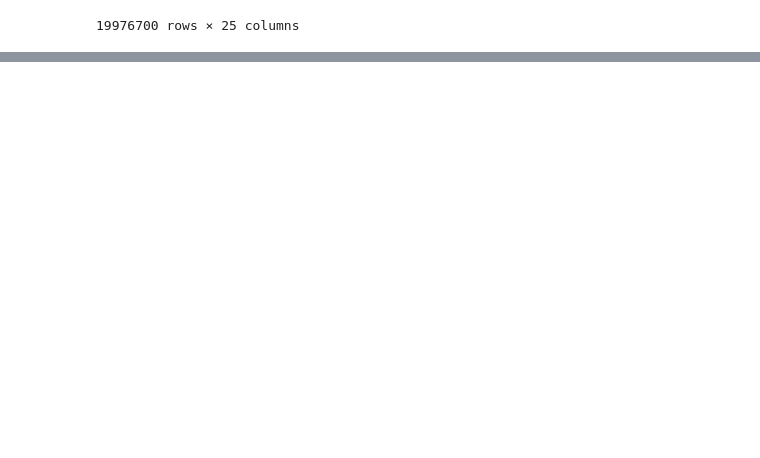
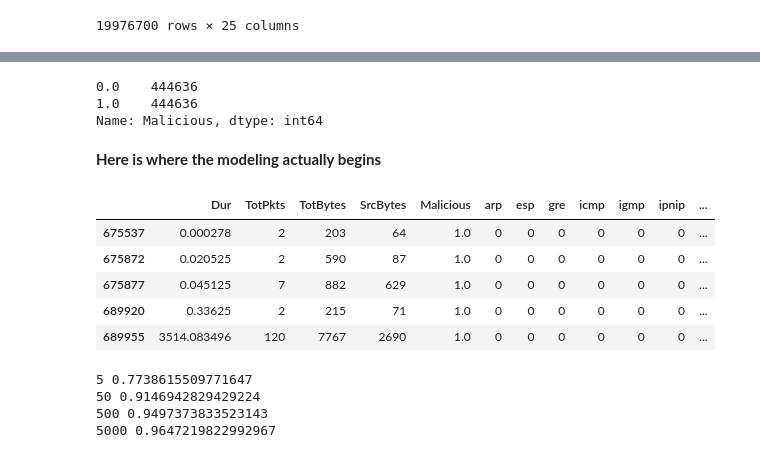
Before and after one commit to NeilCollinsMS/CTU-13-Classification, a Jupyter notebook: CTU_13_Classification_(Aggregate).ipynb, the cells around one changed output, grey strips where cells are left out. Saved outputs shown, nothing was run; the diff lists cells and outputs as text; code cells hidden in the pictures; blank space fills up the shorter version.

```diff
--- a/CTU_13_Classification_(Aggregate).ipynb
+++ b/CTU_13_Classification_(Aggregate).ipynb
@@ -194,0 +218,6 @@ scenarios_1h.head()
+# %%
+print(balanced_df['Malicious'].value_counts())
+# %% [output]
+0.0    444636
+1.0    444636
+Name: Malicious, dtype: int64
@@ -194,0 +227,2 @@ scenarios_1h.head()
+# %% [markdown]
+**Here is where the modeling actually begins**
@@ -195 +231,10 @@ scenarios_1h.head()
+# %%
+balanced_df.head()
+# %% [output]
+|  | Dur | TotPkts | TotBytes | SrcBytes | Malicious | arp | esp | gre | icmp | igmp | ipnip | ... |
+| 675537 | 0.000278 | 2 | 203 | 64 | 1.0 | 0 | 0 | 0 | 0 | 0 | 0 | ... |
+| 675872 | 0.020525 | 2 | 590 | 87 | 1.0 | 0 | 0 | 0 | 0 | 0 | 0 | ... |
+| 675877 | 0.045125 | 7 | 882 | 629 | 1.0 | 0 | 0 | 0 | 0 | 0 | 0 | ... |
+| 689920 | 0.33625 | 2 | 215 | 71 | 1.0 | 0 | 0 | 0 | 0 | 0 | 0 | ... |
+| 689955 | 3514.083496 | 120 | 7767 | 2690 | 1.0 | 0 | 0 | 0 | 0 | 0 | 0 | ... |
 # %%
@@ -200,0 +253,9 @@ X_train, X_test, y_train, y_test = train_test_split(X,y, train_size = 0.8, test_
+# %%
+for max_leaf_nodes in [5, 50, 500, 5000]:
+    my_f1 = get_f1(max_leaf_nodes, X_train, X_test, y_train, y_test)
+    print(max_leaf_nodes, my_f1)
+# %% [output]
+5 0.7738615509771647
+50 0.9146942829429224
+500 0.9497373833523143
+5000 0.9647219822992967
```
Also changed, not shown: parts of 22 cells of this notebook.
